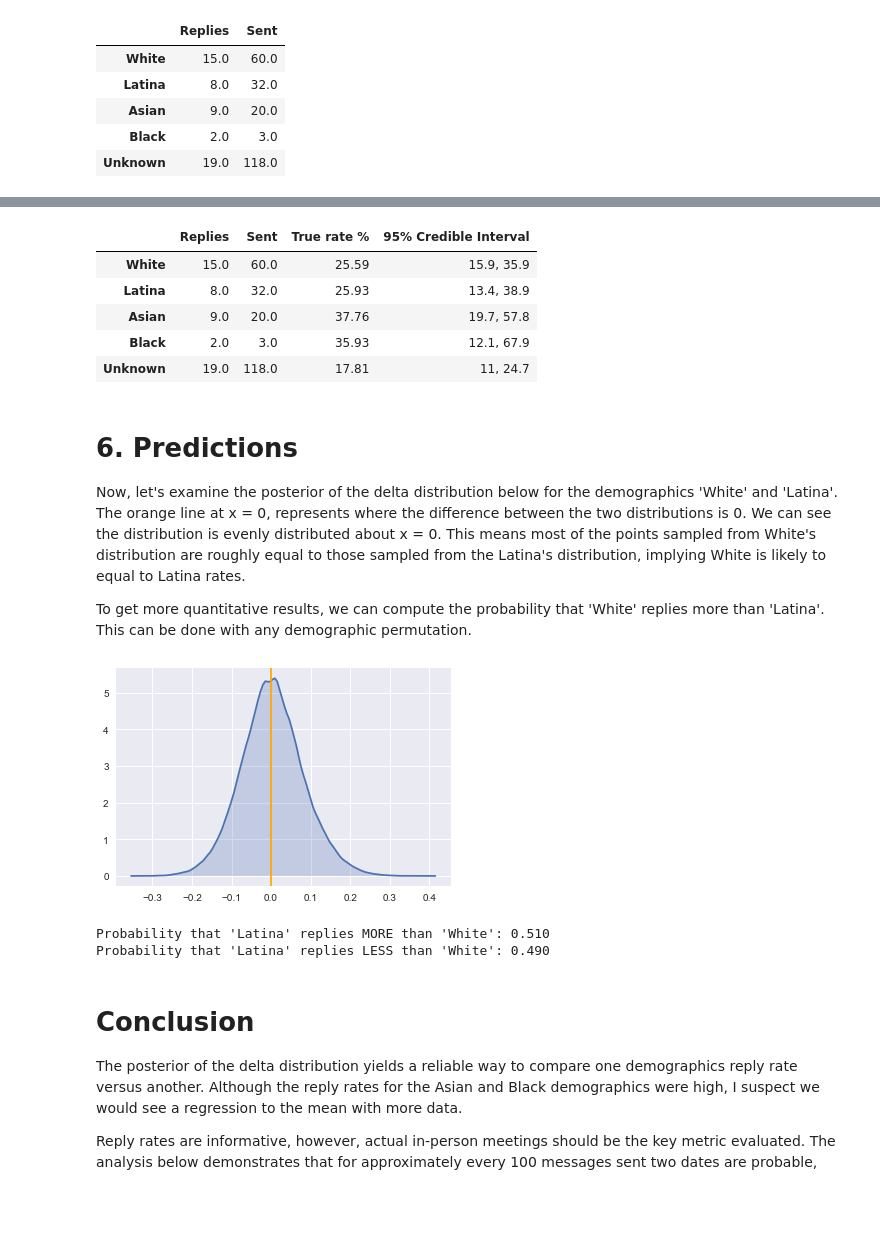
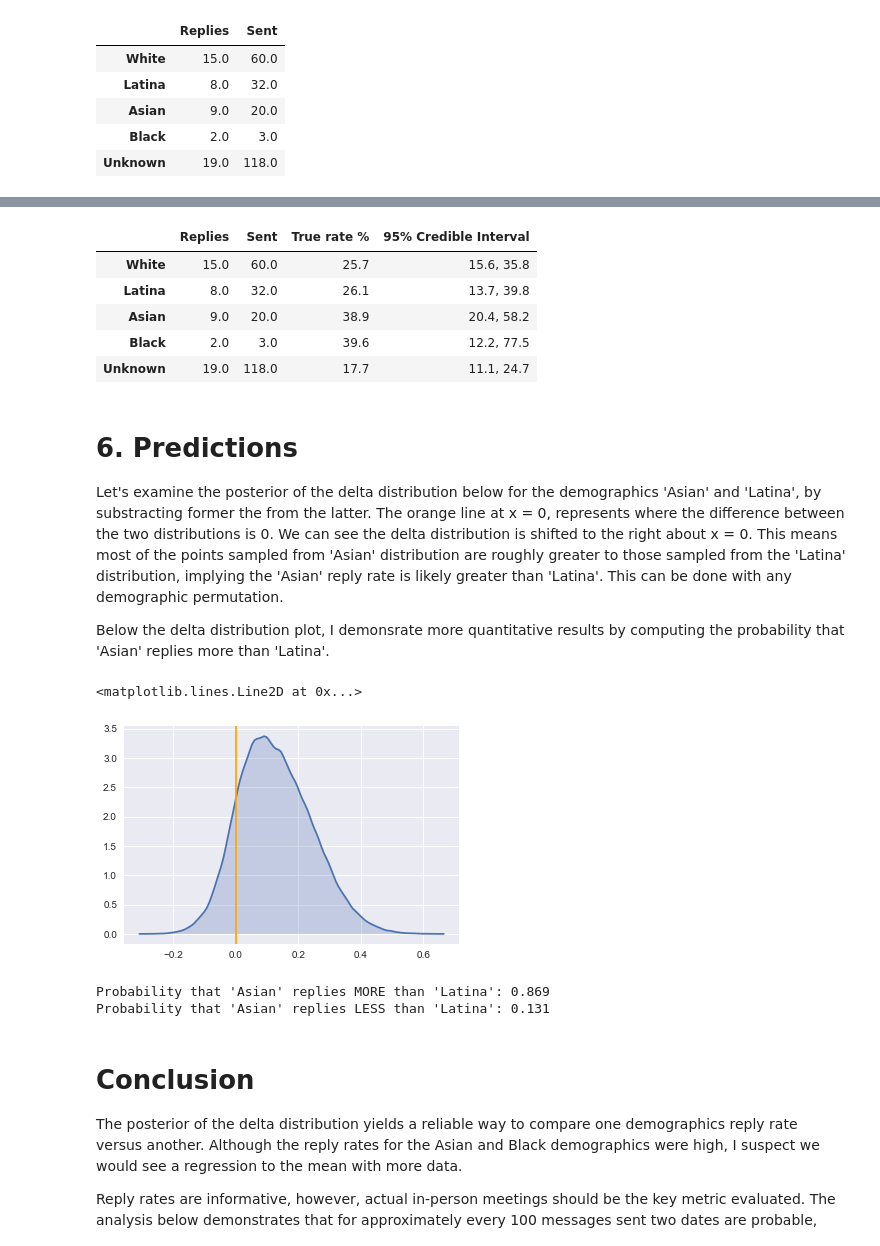
Before and after one commit to caheredia/Data-Science-Portfolio, a Jupyter notebook: Responses/deliver/2017-8-21_ch_okc_response_data_bayes.ipynb, the cells around one changed output, grey strips where cells are left out. Cells and saved outputs as stored; diff of their text form; code cells hidden in the pictures; blank space fills up the shorter version.

Commit message:
Adjusted delta distribution to subtract Asian from Latina

```diff
--- a/Responses/deliver/2017-8-21_ch_okc_response_data_bayes.ipynb
+++ b/Responses/deliver/2017-8-21_ch_okc_response_data_bayes.ipynb
@@ -340,33 +340,34 @@ true_rates:
 # %%
-HPD = [ '15.9, 35.9', '13.4, 38.9', '19.7, 57.8', '12.1, 67.9',  '11, 24.7' ]
+HPD = [ '15.6, 35.8', '13.7, 39.8', '20.4, 58.2', '12.2, 77.5',  '11.1, 24.7' ]
 df1['95% Credible Interval']  = pd.DataFrame({'95% Credible interval': HPD}, index=df1.index)
 df1
 # %% [output]
 |  | Replies | Sent | True rate % | 95% Credible Interval |
-| White | 15.0 | 60.0 | 25.59 | 15.9, 35.9 |
-| Latina | 8.0 | 32.0 | 25.93 | 13.4, 38.9 |
-| Asian | 9.0 | 20.0 | 37.76 | 19.7, 57.8 |
-| Black | 2.0 | 3.0 | 35.93 | 12.1, 67.9 |
-| Unknown | 19.0 | 118.0 | 17.81 | 11, 24.7 |
+| White | 15.0 | 60.0 | 25.7 | 15.6, 35.8 |
+| Latina | 8.0 | 32.0 | 26.1 | 13.7, 39.8 |
+| Asian | 9.0 | 20.0 | 38.9 | 20.4, 58.2 |
+| Black | 2.0 | 3.0 | 39.6 | 12.2, 77.5 |
+| Unknown | 19.0 | 118.0 | 17.7 | 11.1, 24.7 |
 # %% [markdown]
 # 6. Predictions
 
-Now, let's examine the posterior of the delta distribution below for the demographics 'White' and 'Latina'. The orange line at x = 0, represents where the difference between the two distributions is 0. We can see the distribution is evenly distributed about x = 0. This means most of the points sampled from White's distribution are roughly equal to those sampled from the Latina's distribution, implying White is likely to equal to Latina rates.
+Let's examine the posterior of the delta distribution below for the demographics 'Asian' and 'Latina', by substracting former the from the latter. The orange line at x = 0, represents where the difference between the two distributions is 0. We can see the delta distribution is shifted to the right about x = 0. This means most of the points sampled from 'Asian' distribution are roughly greater to those sampled from the 'Latina' distribution, implying the 'Asian' reply rate is likely greater than 'Latina'. This can be done with any demographic permutation.
 
-To get more quantitative results, we can compute the probability that 'White' replies more than 'Latina'. This can be done with any demographic permutation.
+Below the delta distribution plot, I demonsrate more quantitative results by computing the probability that 'Asian' replies more than 'Latina'.
 # %%
-delta_distribution = mcmc.trace('true_rates')[:][:,1] - mcmc.trace('true_rates')[:][:,0]  #subtracts 'Latina' from 'White'
+delta_distribution = mcmc.trace('true_rates')[:][:, 2] - mcmc.trace('true_rates')[:][:, 1]  # subtracts 'Asian' from 'Latina'
 
-sns.kdeplot(delta_distribution, shade = True)
-plt.axvline(0.00, color = 'orange');
+sns.kdeplot(delta_distribution, shade=True)
+plt.axvline(0.00, color='orange')
 # %% [output]
+<matplotlib.lines.Line2D at 0x...>
-[figure, old version]
+[figure, new version]
 # %%
-print ( "Probability that 'Latina' replies MORE than 'White': %0.3f" % (delta_distribution > 0).mean() )
-print ( "Probability that 'Latina' replies LESS than 'White': %0.3f" % (delta_distribution < 0).mean() )
+print ( "Probability that 'Asian' replies MORE than 'Latina': %0.3f" % (delta_distribution > 0).mean() )
+print ( "Probability that 'Asian' replies LESS than 'Latina': %0.3f" % (delta_distribution < 0).mean() )
 # %% [output]
-Probability that 'Latina' replies MORE than 'White': 0.510
-Probability that 'Latina' replies LESS than 'White': 0.490
+Probability that 'Asian' replies MORE than 'Latina': 0.869
+Probability that 'Asian' replies LESS than 'Latina': 0.131
 # %% [markdown]
 # Conclusion
 The posterior of the delta distribution yields a reliable way to compare one demographics reply rate versus another. Although the reply rates for the Asian and Black demographics were high, I suspect we would see a regression to the mean with more data.
```
Also changed, not shown: parts of 11 cells of this notebook, 1 other file.
